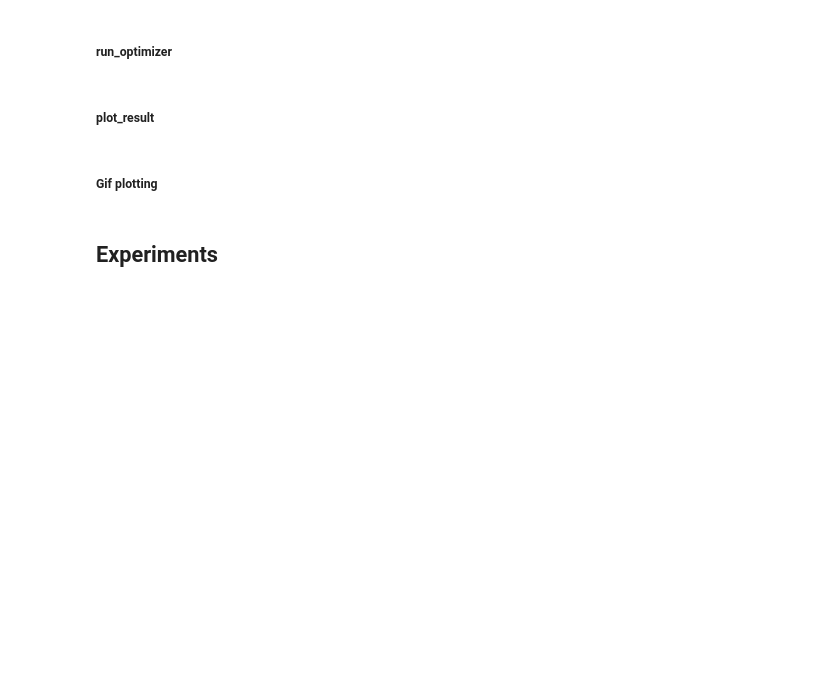
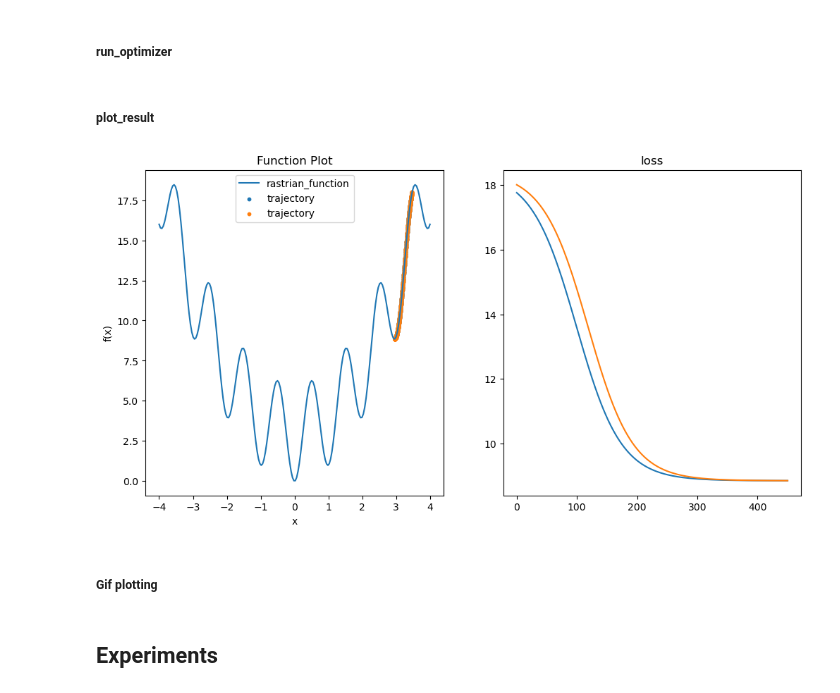
Before and after one commit to charliezchen/SA-PEDS, a Jupyter notebook: optimize_peds.ipynb, the cells around one changed output. Saved outputs shown, nothing was run; the diff lists cells and outputs as text; code cells hidden in the pictures; blank space fills up the shorter version.

```diff
--- a/optimize_peds.ipynb
+++ b/optimize_peds.ipynb
@@ -38,31 +38,35 @@ x_list = []
 def generate_random(upper, lower, shape):
     return lower + torch.rand(shape) * (upper - lower)
 
-def run_optimize(N, objective, optimizer, early_stop_norm=1e-3, verbose=False):
+def run_optimize(N, objective, optimizer, early_stop_norm=1e-4, verbose=False):
     x_traj = []
 
     x = generate_random(-4, 4, N)
     if verbose: print("Initial condition:", x)
     x.requires_grad = True
 
-    optim = optimizer([x], lr=0.01)
+
+    optim = optimizer([x])
 
     # Optimize the objective function
     for _ in range(int(1e4)):
         y = torch.sum(objective(x)) # summation doesn't affect the gradient
         optim.zero_grad()
         y.backward()
+
+        # If the gradient is small, early stop
+        if x_traj and np.linalg.norm(x.detach().numpy() - x_traj[-1]) < early_stop_norm:
+            if verbose: print("Stopping gradient:", x.grad)
+            break
+
         x_traj.append(x.detach().numpy().copy())
 
-        # If the gradient is small, early stop
-        if np.linalg.norm(x.grad) < early_stop_norm:
-            if verbose: print("Stopping gradient:", x.grad)
-            break
         optim.step()
 
     return x_traj
 
-x_traj = run_optimize(2, rast1, torch.optim.SGD)
+optimizer = partial(torch.optim.SGD, lr=1e-4)
+x_traj = run_optimize(2, rast1, optimizer)
 # %% [markdown]
 ##### plot_result
 # %%
@@ -73,33 +77,37 @@ def plot_function(ax, func, linspace, **kwargs):
 def plot_result(x_traj, objective):
 
     fig, ax = plt.subplots(1,2, figsize=(12, 6))
 
     plot_function(ax[0],
                   rast1,
                   torch.linspace(-4, 4, 200),
                   label='rastrian_function')
     # ax[0].plot(x, y, label='rastrian_function')
 
     # Plot the trajectory points
     x_traj = torch.tensor(np.array(x_traj))
     y_traj = rast1(x_traj)
 
     for i in range(len(x_traj[0])):
         ax[0].scatter(x_traj[:, i], y_traj[:, i], label='trajectory', s=10)
 
     # Add labels and title
     ax[0].set_xlabel('x')
     ax[0].set_ylabel('f(x)')
     ax[0].set_title('Function Plot')
 
     # Add legend
     ax[0].legend()
 
     ax[1].plot(y_traj)
     ax[1].set_title("loss")
 
     # Show the plot
     plt.show()
+
+plot_result(x_traj, rast1)
+# %% [output]
+[figure, added]
 # %% [markdown]
 ##### Gif plotting
 # %%
```
Also changed, not shown: parts of 4 cells of this notebook, 10 other files.
